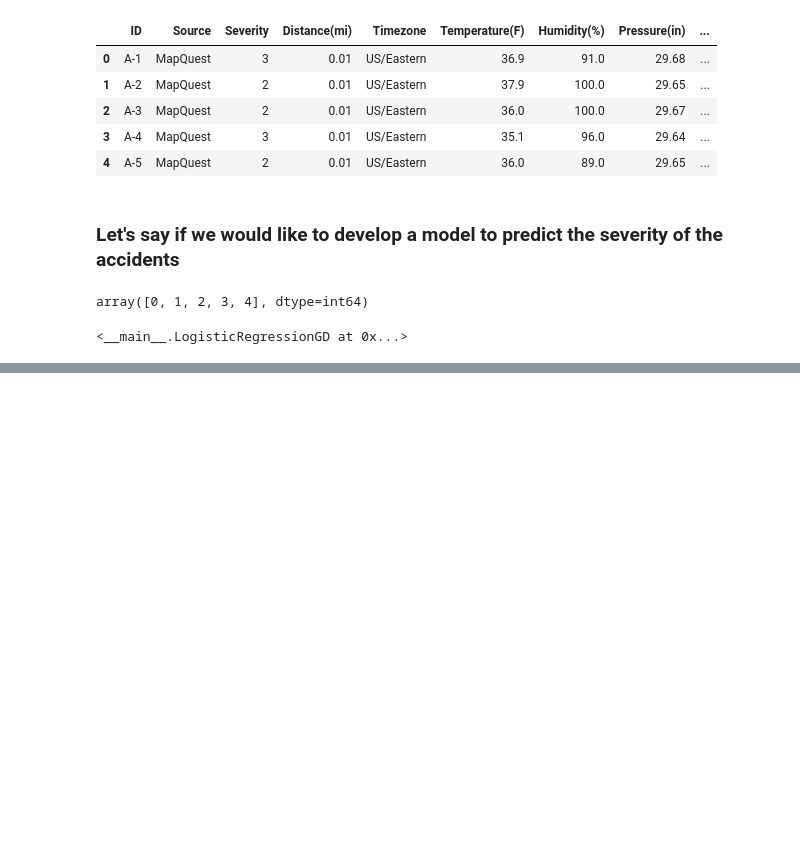
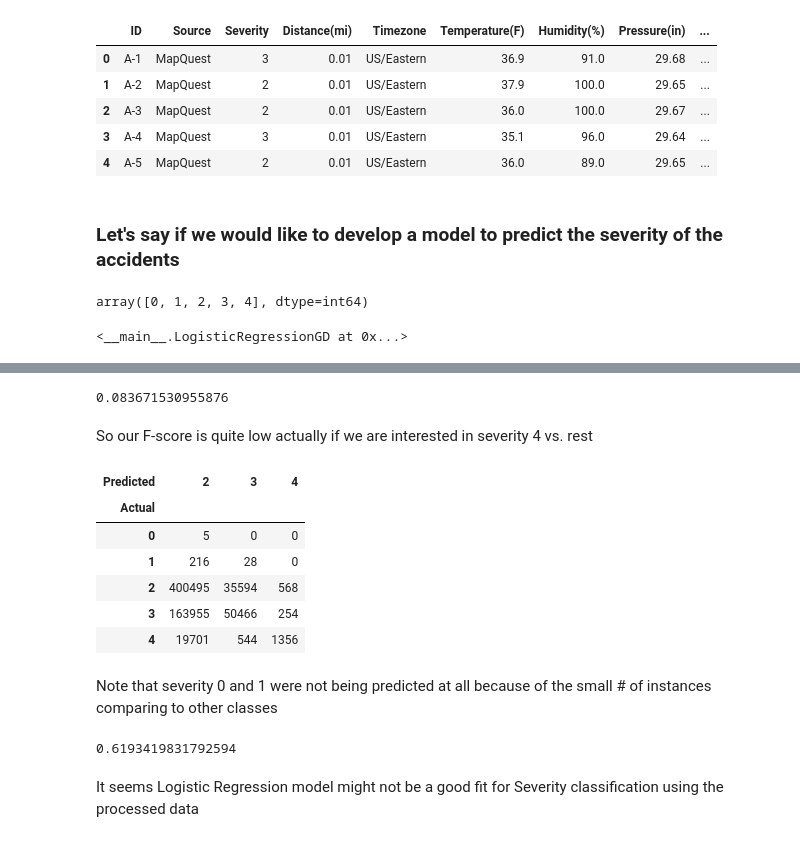
Before and after one commit to tonyychen/Projects, a Jupyter notebook: Kaggle Projects/US Accidents/US - Accidents Analysis.ipynb, the cells around one changed output, grey strips where cells are left out. Cells and saved outputs as stored; diff of their text form; code cells hidden in the pictures; blank space fills up the shorter version.

```diff
--- a/Kaggle Projects/US Accidents/US - Accidents Analysis.ipynb
+++ b/Kaggle Projects/US Accidents/US - Accidents Analysis.ipynb
@@ -553,0 +581,34 @@ lr.fit(X_train_std, y_dual_train)
+# %%
+from sklearn.metrics import f1_score
+f1_score(y_dual_actual, y_dual_pred)
+# %% [output]
+0.083671530955876
+# %% [markdown]
+So our F-score is quite low actually if we are interested in severity 4 vs. rest
+# %%
+#Let's try using the package on Logistic Regression and how see how it performs multi-class wise
+from sklearn.linear_model import LogisticRegression
+lr = LogisticRegression(solver = 'lbfgs', multi_class = 'ovr', max_iter = 1000, n_jobs=-1)
+lr.fit(X_train_std, y_train)
+y_pred = lr.predict(X_test_std)
+# %%
+y_actual = y_test.reset_index(drop = True).rename('Actual')
+y_pred = pd.Series(y_pred.ravel(), name = 'Predicted')
+pd.crosstab(y_actual, y_pred)
+# %% [output]
+| Predicted | 2 | 3 | 4 |
+| Actual |  |  |  |
+| 0 | 5 | 0 | 0 |
+| 1 | 216 | 28 | 0 |
+| 2 | 400495 | 35594 | 568 |
+| 3 | 163955 | 50466 | 254 |
+| 4 | 19701 | 544 | 1356 |
+# %% [markdown]
+Note that severity 0 and 1 were not being predicted at all because of the small # of instances comparing to other classes
+# %%
+#Get F-score
+f1_score(y_actual, y_pred, average = 'weighted')
+# %% [output]
+0.6193419831792594
+# %% [markdown]
+It seems Logistic Regression model might not be a good fit for Severity classification using the processed data
```
Also changed, not shown: parts of 7 cells of this notebook.
